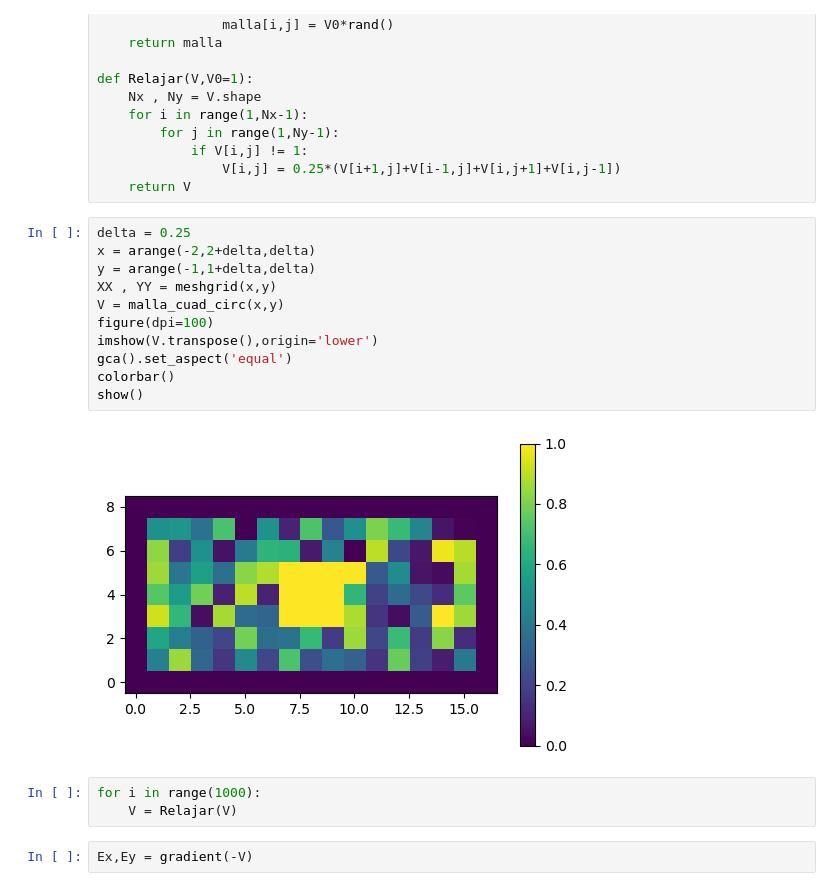
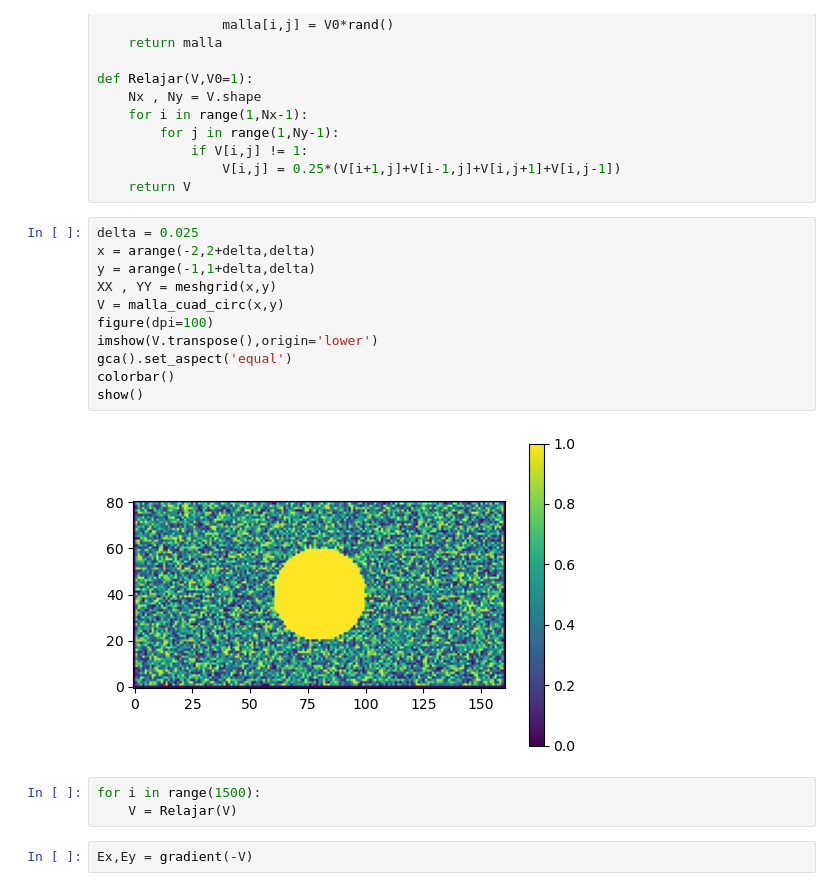
Before and after one commit to richmf/Fisica-Computacional-clases, a Jupyter notebook: Met Jacobi.ipynb, the cells around one changed output. Cells and saved outputs as stored; diff of their text form.

```diff
--- a/Met Jacobi.ipynb
+++ b/Met Jacobi.ipynb
@@ -20,20 +20,20 @@ def Relajar(V,V0=1):
                 V[i,j] = 0.25*(V[i+1,j]+V[i-1,j]+V[i,j+1]+V[i,j-1])
     return V
 # %%
-delta = 0.25
+delta = 0.025
 x = arange(-2,2+delta,delta)
 y = arange(-1,1+delta,delta)
 XX , YY = meshgrid(x,y)
 V = malla_cuad_circ(x,y)
 figure(dpi=100)
 imshow(V.transpose(),origin='lower')
 gca().set_aspect('equal')
 colorbar()
 show()
 # %% [output]
-[figure, old version]
+[figure, new version]
 # %%
-for i in range(1000):
+for i in range(1500):
     V = Relajar(V)
 # %%
 Ex,Ey = gradient(-V)
```
Also changed, not shown: parts of 12 cells of this notebook.
